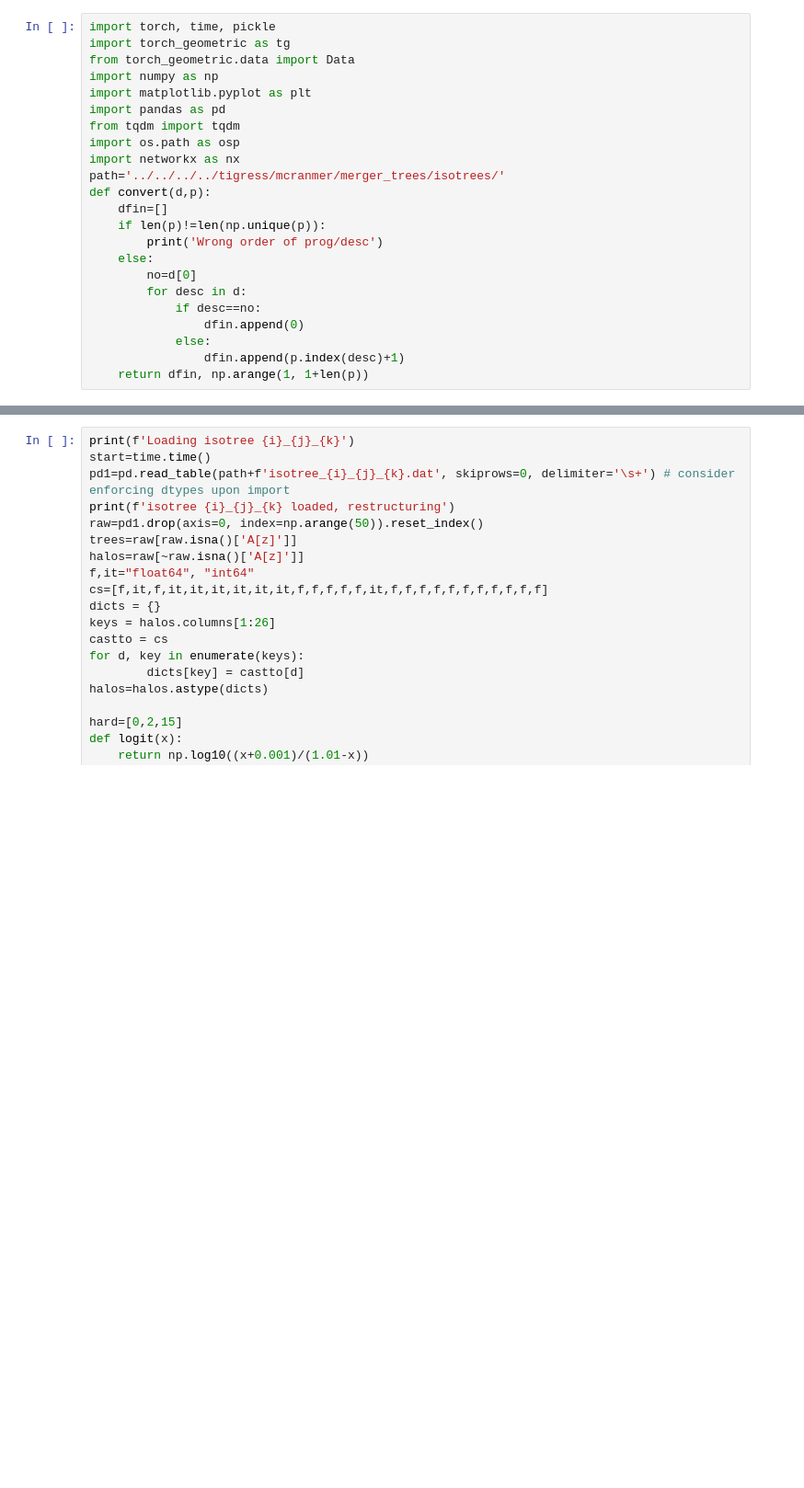
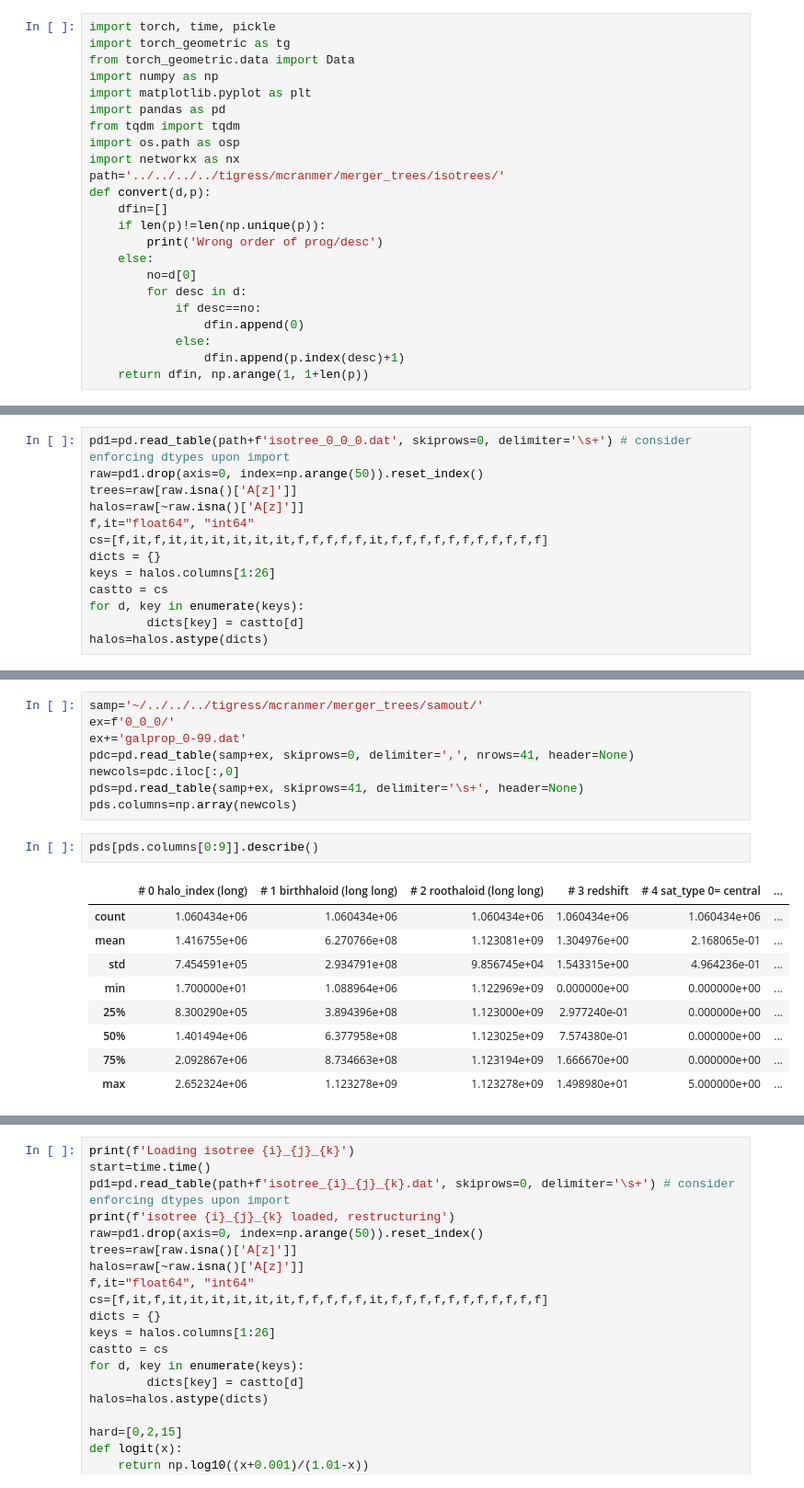
Before and after one commit to astrockragh/Mangrove, a Jupyter notebook: data0.ipynb, the cells around one changed output, grey strips where cells are left out. Shown at 92% size. Cells and saved outputs as stored; diff of their text form; blank space fills up the shorter version.

```diff
--- a/data0.ipynb
+++ b/data0.ipynb
@@ -35 +32,14 @@ k0,k1=2,2
 scaler = pickle.load(open('transformer0.pkl', 'rb'))
+# %%
+pd1=pd.read_table(path+f'isotree_0_0_0.dat', skiprows=0, delimiter='\s+') # consider enforcing dtypes upon import
+raw=pd1.drop(axis=0, index=np.arange(50)).reset_index()
+trees=raw[raw.isna()['A[z]']]
+halos=raw[~raw.isna()['A[z]']]
+f,it="float64", "int64"
+cs=[f,it,f,it,it,it,it,it,it,f,f,f,f,f,it,f,f,f,f,f,f,f,f,f,f,f]
+dicts = {}
+keys = halos.columns[1:26]
+castto = cs
+for d, key in enumerate(keys):
+        dicts[key] = castto[d]
+halos=halos.astype(dicts)
@@ -35,0 +72,20 @@ scaler = pickle.load(open('transformer0.pkl', 'rb'))
+# %%
+samp='~/../../../tigress/mcranmer/merger_trees/samout/'
+ex=f'0_0_0/'
+ex+='galprop_0-99.dat'
+pdc=pd.read_table(samp+ex, skiprows=0, delimiter=',', nrows=41, header=None)
+newcols=pdc.iloc[:,0]
+pds=pd.read_table(samp+ex, skiprows=41, delimiter='\s+', header=None)
+pds.columns=np.array(newcols)
+# %%
+pds[pds.columns[0:9]].describe()
+# %% [output]
+|  | # 0 halo_index (long) | # 1 birthhaloid (long long) | # 2 roothaloid (long long) | # 3 redshift | # 4 sat_type 0= central | ... |
+| count | 1.060434e+06 | 1.060434e+06 | 1.060434e+06 | 1.060434e+06 | 1.060434e+06 | ... |
+| mean | 1.416755e+06 | 6.270766e+08 | 1.123081e+09 | 1.304976e+00 | 2.168065e-01 | ... |
+| std | 7.454591e+05 | 2.934791e+08 | 9.856745e+04 | 1.543315e+00 | 4.964236e-01 | ... |
+| min | 1.700000e+01 | 1.088964e+06 | 1.122969e+09 | 0.000000e+00 | 0.000000e+00 | ... |
+| 25% | 8.300290e+05 | 3.894396e+08 | 1.123000e+09 | 2.977240e-01 | 0.000000e+00 | ... |
+| 50% | 1.401494e+06 | 6.377958e+08 | 1.123025e+09 | 7.574380e-01 | 0.000000e+00 | ... |
+| 75% | 2.092867e+06 | 8.734663e+08 | 1.123194e+09 | 1.666670e+00 | 0.000000e+00 | ... |
+| max | 2.652324e+06 | 1.123278e+09 | 1.123278e+09 | 1.498980e+01 | 5.000000e+00 | ... |
```
Also changed, not shown: parts of 9 cells of this notebook, 17 other files.
